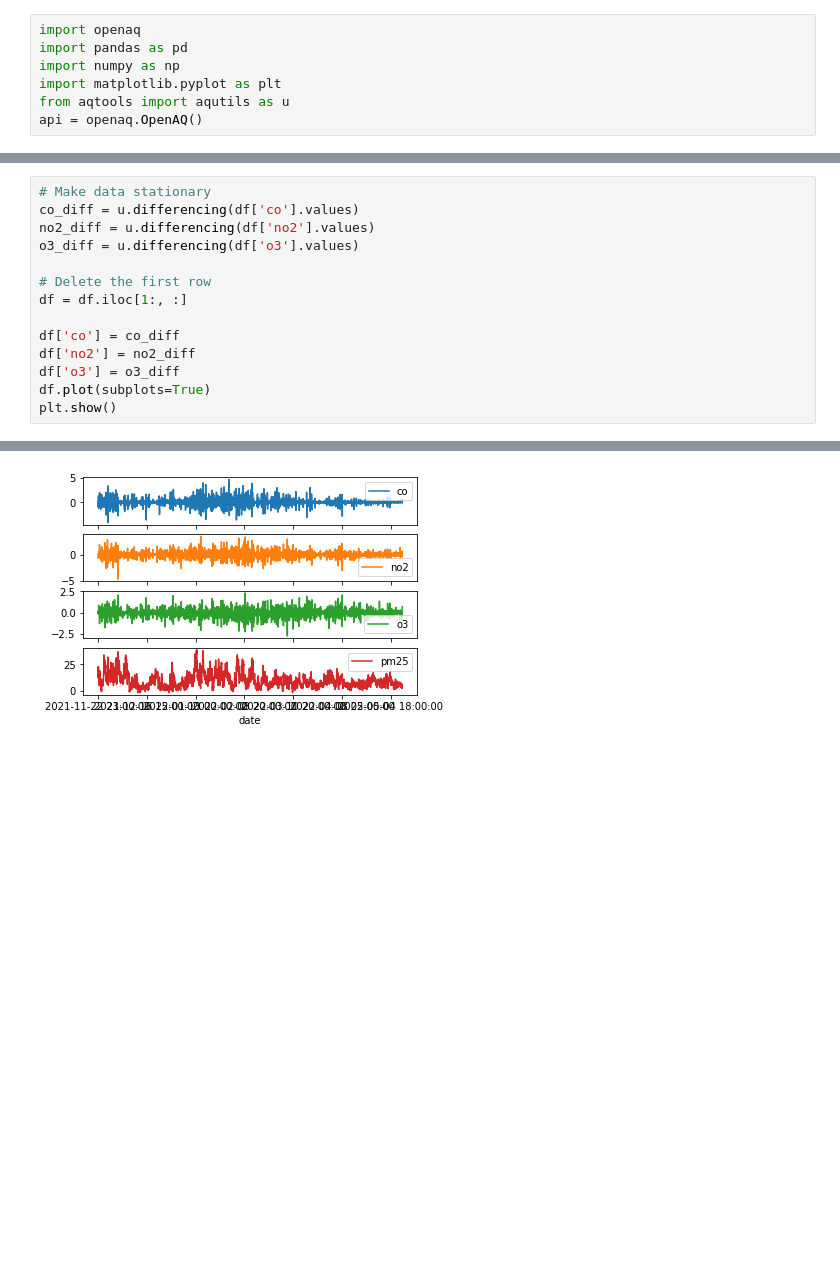
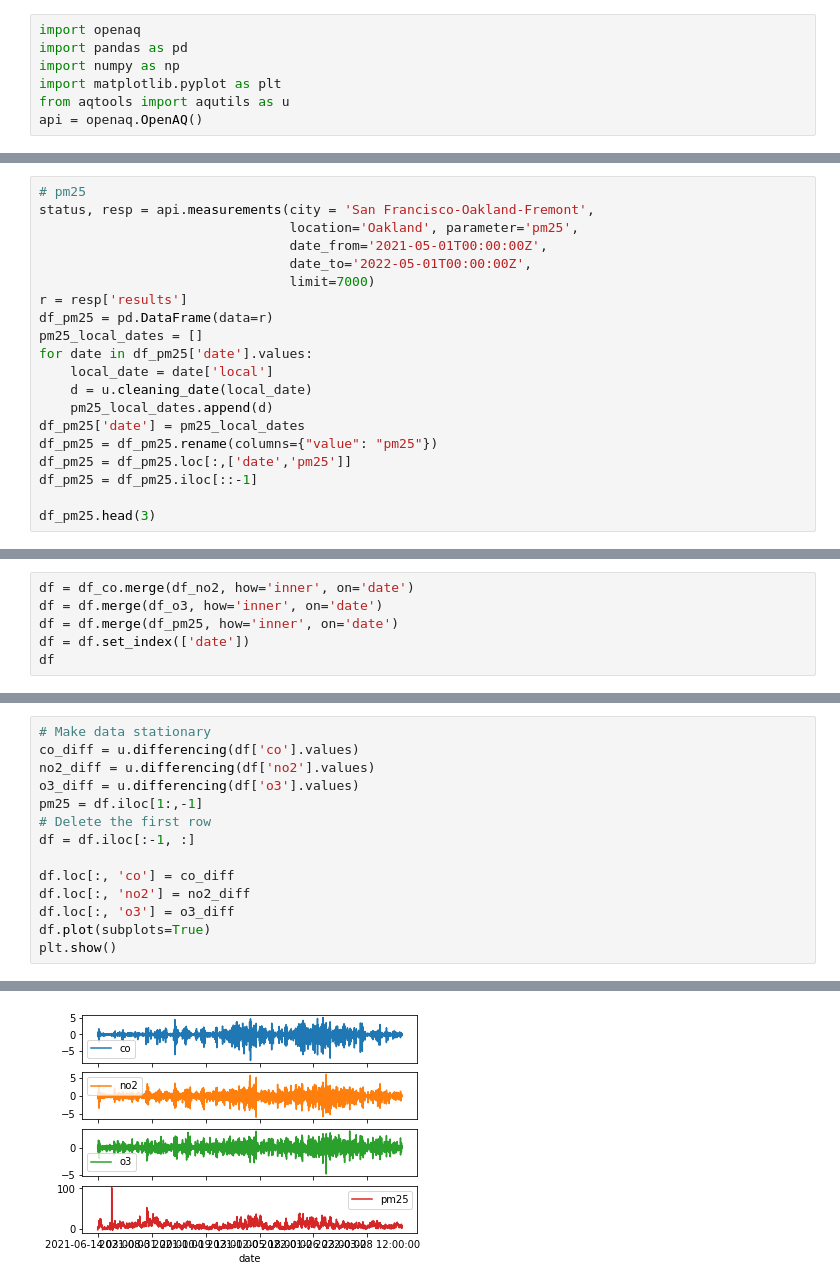
Before and after one commit to UCB-stat-159-s22/hw07-group13, a Jupyter notebook: main.ipynb, the cells around one changed output, grey strips where cells are left out. Saved outputs shown, nothing was run; the diff lists cells and outputs as text; blank space fills up the shorter version.

```diff
--- a/main.ipynb
+++ b/main.ipynb
@@ -37,0 +92,20 @@ df
+# %%
+# pm25
+status, resp = api.measurements(city = 'San Francisco-Oakland-Fremont',
+                                location='Oakland', parameter='pm25',
+                                date_from='2021-05-01T00:00:00Z',
+                                date_to='2022-05-01T00:00:00Z',
+                                limit=7000)
+r = resp['results']
+df_pm25 = pd.DataFrame(data=r)
+pm25_local_dates = []
+for date in df_pm25['date'].values:
+    local_date = date['local']
+    d = u.cleaning_date(local_date)
+    pm25_local_dates.append(d)
+df_pm25['date'] = pm25_local_dates
+df_pm25 = df_pm25.rename(columns={"value": "pm25"})
+df_pm25 = df_pm25.loc[:,['date','pm25']]
+df_pm25 = df_pm25.iloc[::-1]
+
+df_pm25.head(3)
@@ -37,0 +126,6 @@ df
+# %%
+df = df_co.merge(df_no2, how='inner', on='date')
+df = df.merge(df_o3, how='inner', on='date')
+df = df.merge(df_pm25, how='inner', on='date')
+df = df.set_index(['date'])
+df
@@ -57,13 +167,13 @@ plt.show()
 co_diff = u.differencing(df['co'].values)
 no2_diff = u.differencing(df['no2'].values)
 o3_diff = u.differencing(df['o3'].values)
+pm25 = df.iloc[1:,-1]
+# Delete the first row
+df = df.iloc[:-1, :]
 
-# Delete the first row
-df = df.iloc[1:, :]
-
-df['co'] = co_diff
-df['no2'] = no2_diff
-df['o3'] = o3_diff
+df.loc[:, 'co'] = co_diff
+df.loc[:, 'no2'] = no2_diff
+df.loc[:, 'o3'] = o3_diff
 df.plot(subplots=True)
 plt.show()
 # %% [output]
@@ -85,4 +195,4 @@ See the caveats in the documentation: https://pandas.pydata.org/pandas-docs/stab
-[figure, old version]
+[figure, new version]
 # %%
 # feature vectors
 feature_np = df.to_numpy()[:, :3]
```
Also changed, not shown: parts of 13 cells of this notebook, 2 other files.
